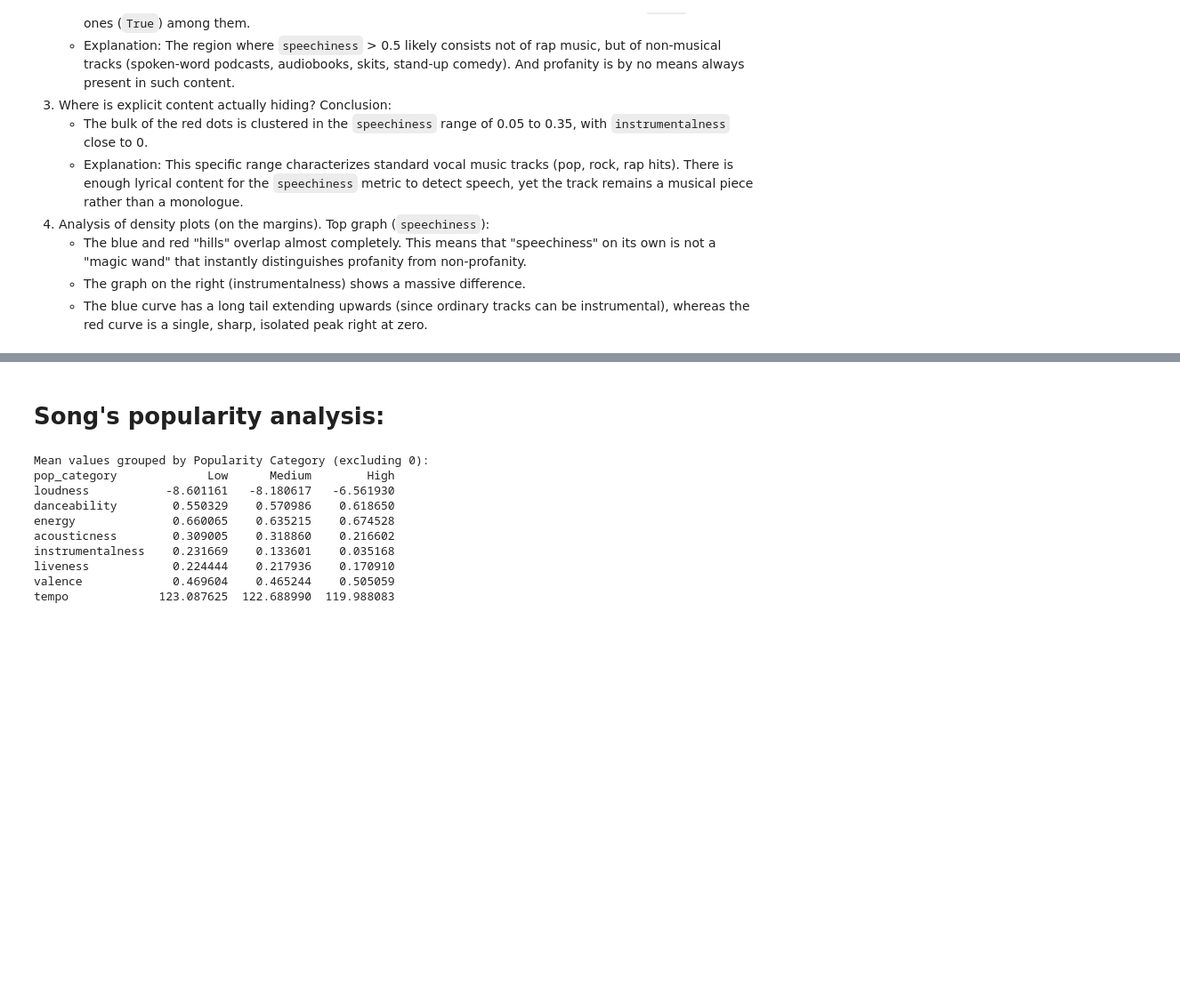
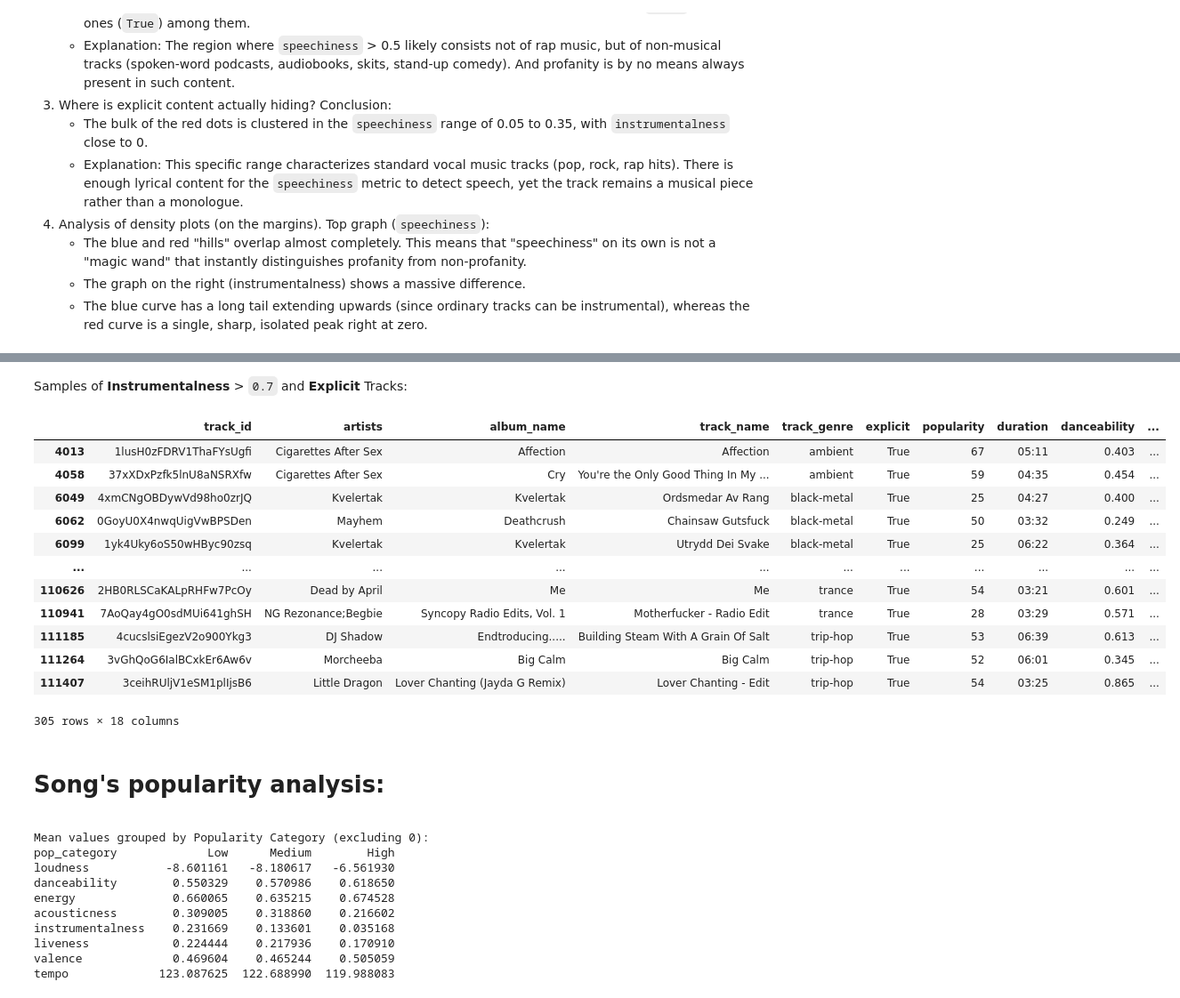
Before and after one commit to f55desu/spotify-recomendation, a Jupyter notebook: Exploratory Data Analysis.ipynb, the cells around one changed output, grey strips where cells are left out. Shown at 89% size. Drawn from its saved outputs; the diff is of its cells as text; code cells hidden in the pictures; blank space fills up the shorter version.

```diff
--- a/Exploratory Data Analysis.ipynb
+++ b/Exploratory Data Analysis.ipynb
@@ -514,5 +543,25 @@ df_samples[df_samples['instrumentalness'].max() and df_samples['explicit']==Fals
+# %% [markdown]
+Samples of **Instrumentalness** > `0.7` and **Explicit** Tracks:
+# %%
+df_samples[(df_samples['instrumentalness'] >= 0.7) & (df_samples['explicit'] == True)]
+# %% [output]
+|  | track_id | artists | album_name | track_name | track_genre | explicit | popularity | duration | danceability | ... |
+| 4013 | 1lusH0zFDRV1ThaFYsUgfi | Cigarettes After Sex | Affection | Affection | ambient | True | 67 | 05:11 | 0.403 | ... |
+| 4058 | 37xXDxPzfk5lnU8aNSRXfw | Cigarettes After Sex | Cry | You're the Only Good Thing In My ... | ambient | True | 59 | 04:35 | 0.454 | ... |
+| 6049 | 4xmCNgOBDywVd98ho0zrJQ | Kvelertak | Kvelertak | Ordsmedar Av Rang | black-metal | True | 25 | 04:27 | 0.400 | ... |
+| 6062 | 0GoyU0X4nwqUigVwBPSDen | Mayhem | Deathcrush | Chainsaw Gutsfuck | black-metal | True | 50 | 03:32 | 0.249 | ... |
+| 6099 | 1yk4Uky6oS50wHByc90zsq | Kvelertak | Kvelertak | Utrydd Dei Svake | black-metal | True | 25 | 06:22 | 0.364 | ... |
+| ... | ... | ... | ... | ... | ... | ... | ... | ... | ... | ... |
+| 110626 | 2HB0RLSCaKALpRHFw7PcOy | Dead by April | Me | Me | trance | True | 54 | 03:21 | 0.601 | ... |
+| 110941 | 7AoQay4gO0sdMUi641ghSH | NG Rezonance;Begbie | Syncopy Radio Edits, Vol. 1 | Motherfucker - Radio Edit | trance | True | 28 | 03:29 | 0.571 | ... |
+| 111185 | 4cucslsiEgezV2o900Ykg3 | DJ Shadow | Endtroducing..... | Building Steam With A Grain Of Salt | trip-hop | True | 53 | 06:39 | 0.613 | ... |
+| 111264 | 3vGhQoG6IalBCxkEr6Aw6v | Morcheeba | Big Calm | Big Calm | trip-hop | True | 52 | 06:01 | 0.345 | ... |
+| 111407 | 3ceihRUljV1eSM1plIjsB6 | Little Dragon | Lover Chanting (Jayda G Remix) | Lover Chanting - Edit | trip-hop | True | 54 | 03:25 | 0.865 | ... |
+305 rows × 18 columns
 # %% [markdown]
+<a id="popularity_section"></a>
 # Song's popularity analysis:
+<a id="popularity_numerical_section"></a>
 # %%
 # Filter the dataset by removing tracks with zero popularity.
 df_filtered = df[df['popularity'] > 0].copy()
```
Also changed, not shown: parts of 35 cells of this notebook, 1 other file.
